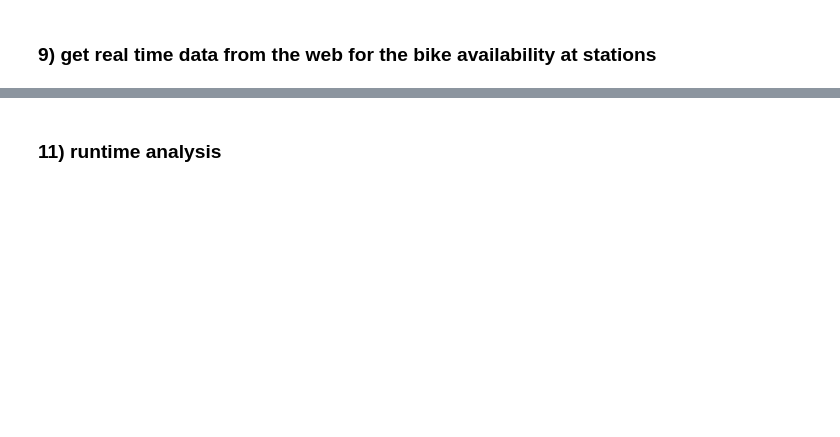
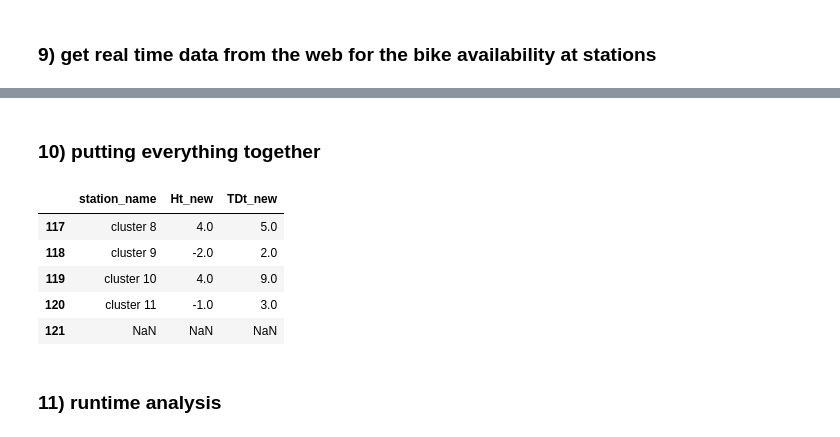
Before and after one commit to NikolasHe/MMCS_Project, a Jupyter notebook: notebook.ipynb, the cells around one changed output, grey strips where cells are left out. Cells and saved outputs as stored; diff of their text form; code cells hidden in the pictures; blank space fills up the shorter version.

```diff
--- a/notebook.ipynb
+++ b/notebook.ipynb
@@ -879,0 +931,16 @@ bikes_av.head()
+# %% [markdown]
+### 10) putting everything together
+# %%
+merged_df= pd.merge(period_2, bikes_av, on='station_name', how='right')
+merged_df.tail()
+merged_df['Ht_new'] = merged_df.Ht + merged_df.num_bikes_available
+merged_df['TDt_new'] = merged_df.TDt + merged_df.num_bikes_available
+merged_df = merged_df.drop(['Ht', 'TDt', 'num_bikes_available'],axis=1)
+merged_df.tail()
+# %% [output]
+|  | station_name | Ht_new | TDt_new |
+| 117 | cluster 8 | 4.0 | 5.0 |
+| 118 | cluster 9 | -2.0 | 2.0 |
+| 119 | cluster 10 | 4.0 | 9.0 |
+| 120 | cluster 11 | -1.0 | 3.0 |
+| 121 | NaN | NaN | NaN |
```
Also changed, not shown: parts of 10 cells of this notebook, 23 other files.
